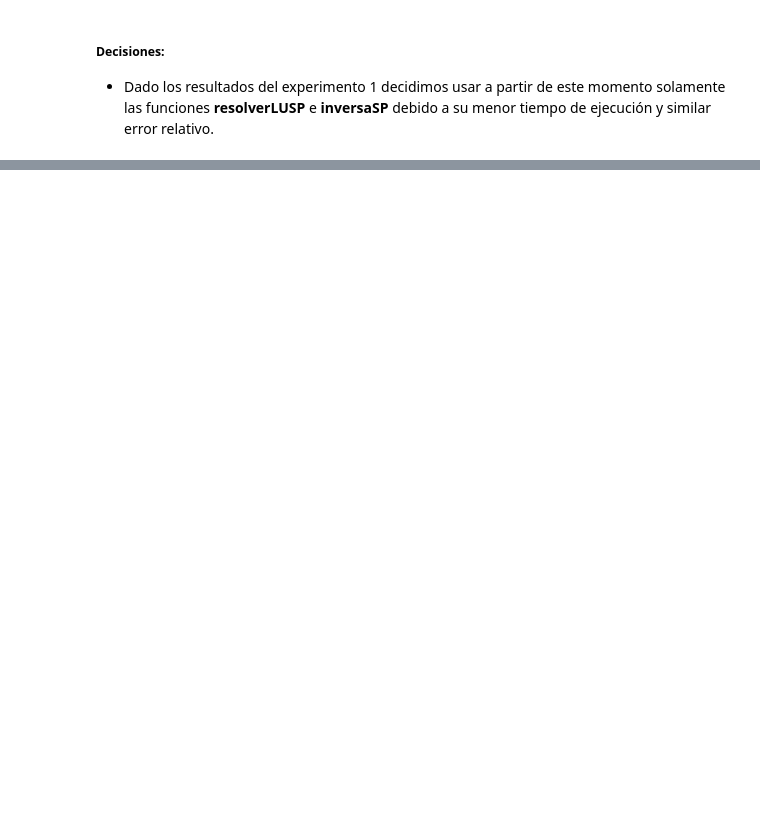
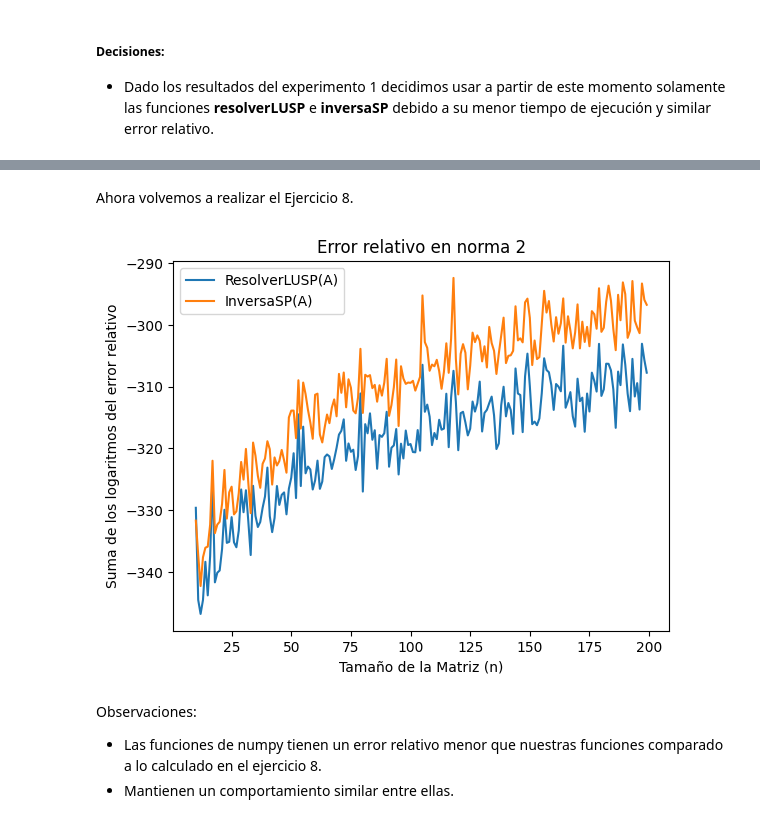
Before and after one commit to MarioSigal/TPs-Algebra_Lineal_Computacional, a Jupyter notebook: tp_solucion.ipynb, the cells around one changed output, grey strips where cells are left out. Saved outputs shown, nothing was run; the diff lists cells and outputs as text; code cells hidden in the pictures; blank space fills up the shorter version.

```diff
--- a/tp_solucion.ipynb
+++ b/tp_solucion.ipynb
@@ -575,0 +621,46 @@ class TestSuite(unittest.TestCase):
+# %% [markdown]
+Ahora volvemos a realizar el Ejercicio 8.
+# %%
+np.random.seed(1)
+v10 = np.zeros(200)
+v11 = np.zeros(200)
+
+# Buscamos errores relativos para ResolverLU
+for n in range(10, 201):
+
+    suma_errores_res = 0
+    suma_errores_inv = 0
+
+    for i in range(10):
+        # Definimos la matriz A, x y b tal que Ax = b
+        A = definir_matriz((n,n))
+        x = definir_matriz((n,1))
+        b = A@x
+
+        # Resolvemos el sistema Ax = b con resolverLUSP y calculamos el error
+        x1 = np.linalg.solve(A,b)
+        suma_errores_res += np.log(error_rel_n2(x1,x))
+
+        # Resolvemos el sistema Ax = b con inversaSP y calculamos el error
+        x2 = np.linalg.inv(A)@b
+        suma_errores_inv += np.log(error_rel_n2(x2,x))
+
+    v10[n-1] = suma_errores_res
+    v11[n-1] = suma_errores_inv
+# %%
+n = np.arange(10, len(v5))
+plt.plot(n, v10[10:], label='ResolverLUSP(A)')
+plt.plot(n, v11[10:], label='InversaSP(A)')
+
+plt.xlabel('Tamaño de la Matriz (n)')
+plt.ylabel('Suma de los logaritmos del error relativo')
+plt.title('Error relativo en norma 2')
+
+plt.legend()
+plt.show()
+# %% [output]
+[figure, added]
+# %% [markdown]
+Observaciones:
+- Las funciones de numpy tienen un error relativo menor que nuestras funciones comparado a lo calculado en el ejercicio 8.
+- Mantienen un comportamiento similar entre ellas.
```
Also changed, not shown: parts of 26 cells of this notebook.
